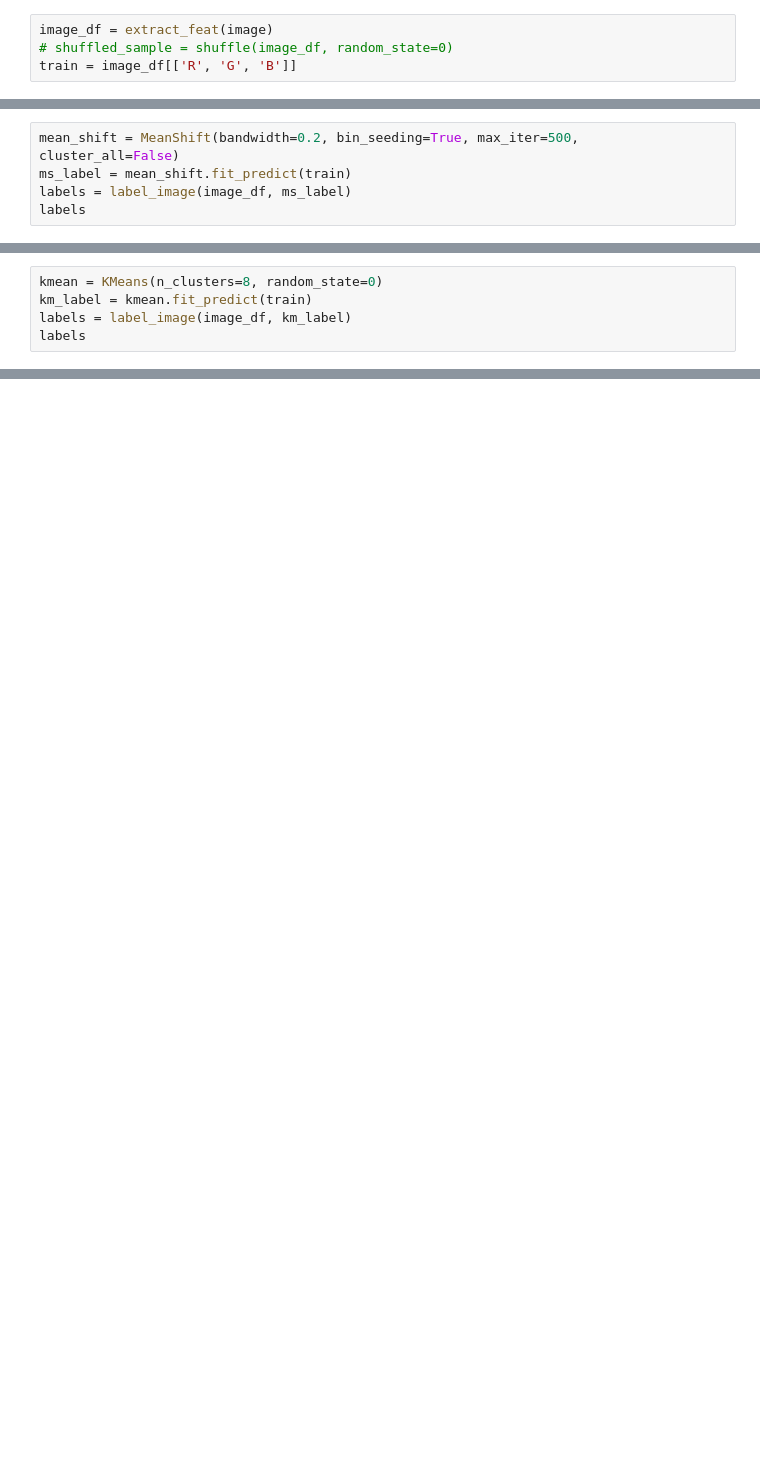
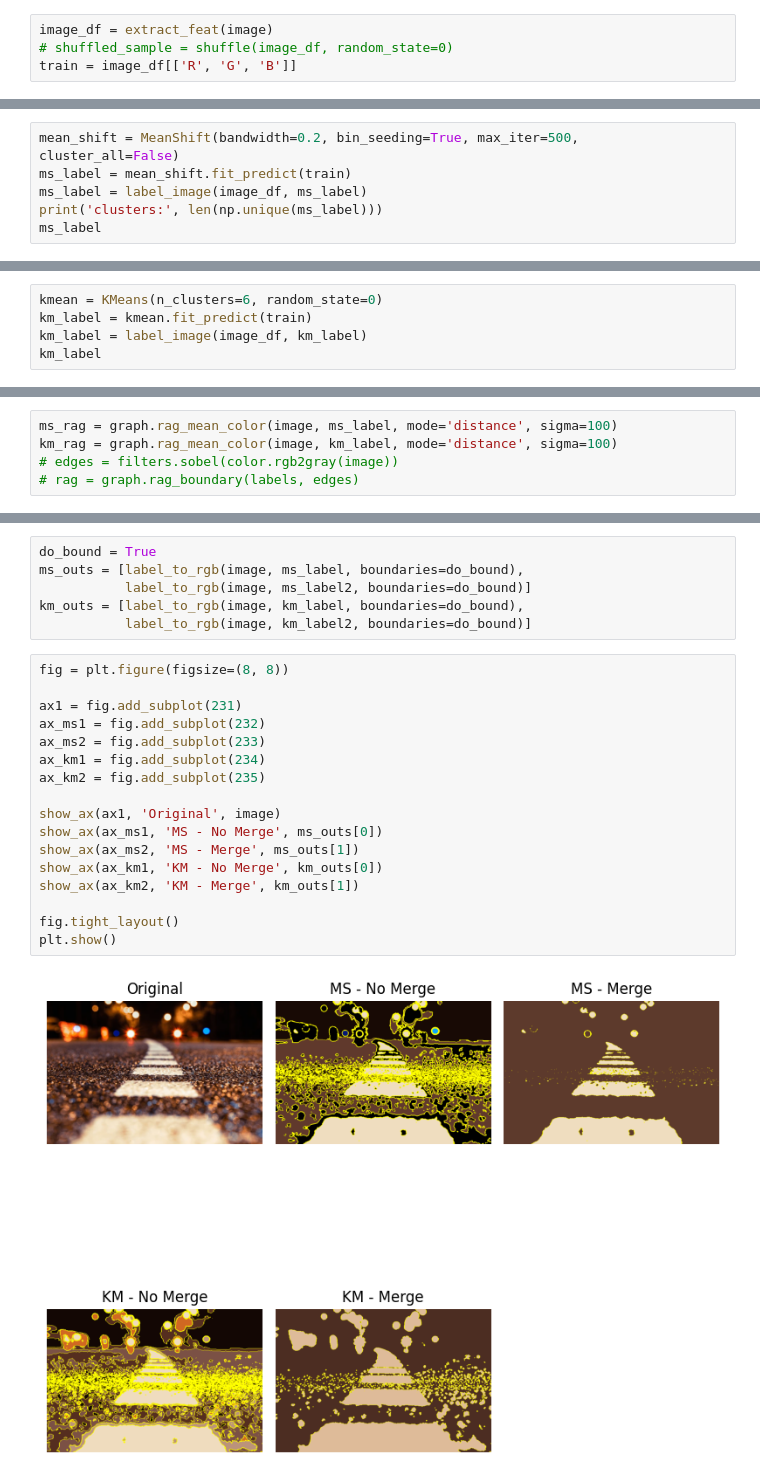
Before and after one commit to Ngoc-Cac/ML-Group2, a Jupyter notebook: imag_seg.ipynb, the cells around one changed output, grey strips where cells are left out. Saved outputs shown, nothing was run; the diff lists cells and outputs as text; blank space fills up the shorter version.

```diff
--- a/imag_seg.ipynb
+++ b/imag_seg.ipynb
@@ -43,6 +123,7 @@ np.float64(0.7217373504825837)
 # %%
 mean_shift = MeanShift(bandwidth=0.2, bin_seeding=True, max_iter=500, cluster_all=False)
 ms_label = mean_shift.fit_predict(train)
-labels = label_image(image_df, ms_label)
-labels
+ms_label = label_image(image_df, ms_label)
+print('clusters:', len(np.unique(ms_label)))
+ms_label
 # %% [output]
@@ -56,6 +140,6 @@ array([[-1, -1, -1, ..., -1, -1, -1],
 # %%
-kmean = KMeans(n_clusters=8, random_state=0)
+kmean = KMeans(n_clusters=6, random_state=0)
 km_label = kmean.fit_predict(train)
-labels = label_image(image_df, km_label)
-labels
+km_label = label_image(image_df, km_label)
+km_label
 # %% [output]
@@ -80 +155,6 @@ array([[  0,   0,   0, ...,   3,   3,   3],
+# %%
+ms_rag = graph.rag_mean_color(image, ms_label, mode='distance', sigma=100)
+km_rag = graph.rag_mean_color(image, km_label, mode='distance', sigma=100)
+# edges = filters.sobel(color.rgb2gray(image))
+# rag = graph.rag_boundary(labels, edges)
 # %%
@@ -134,0 +180,25 @@ plt.show()
+# %%
+do_bound = True
+ms_outs = [label_to_rgb(image, ms_label, boundaries=do_bound),
+           label_to_rgb(image, ms_label2, boundaries=do_bound)]
+km_outs = [label_to_rgb(image, km_label, boundaries=do_bound),
+           label_to_rgb(image, km_label2, boundaries=do_bound)]
+# %%
+fig = plt.figure(figsize=(8, 8))
+
+ax1 = fig.add_subplot(231)
+ax_ms1 = fig.add_subplot(232)
+ax_ms2 = fig.add_subplot(233)
+ax_km1 = fig.add_subplot(234)
+ax_km2 = fig.add_subplot(235)
+
+show_ax(ax1, 'Original', image)
+show_ax(ax_ms1, 'MS - No Merge', ms_outs[0])
+show_ax(ax_ms2, 'MS - Merge', ms_outs[1])
+show_ax(ax_km1, 'KM - No Merge', km_outs[0])
+show_ax(ax_km2, 'KM - Merge', km_outs[1])
+
+fig.tight_layout()
+plt.show()
+# %% [output]
+[figure, added]
```
Also changed, not shown: parts of 15 cells of this notebook.
